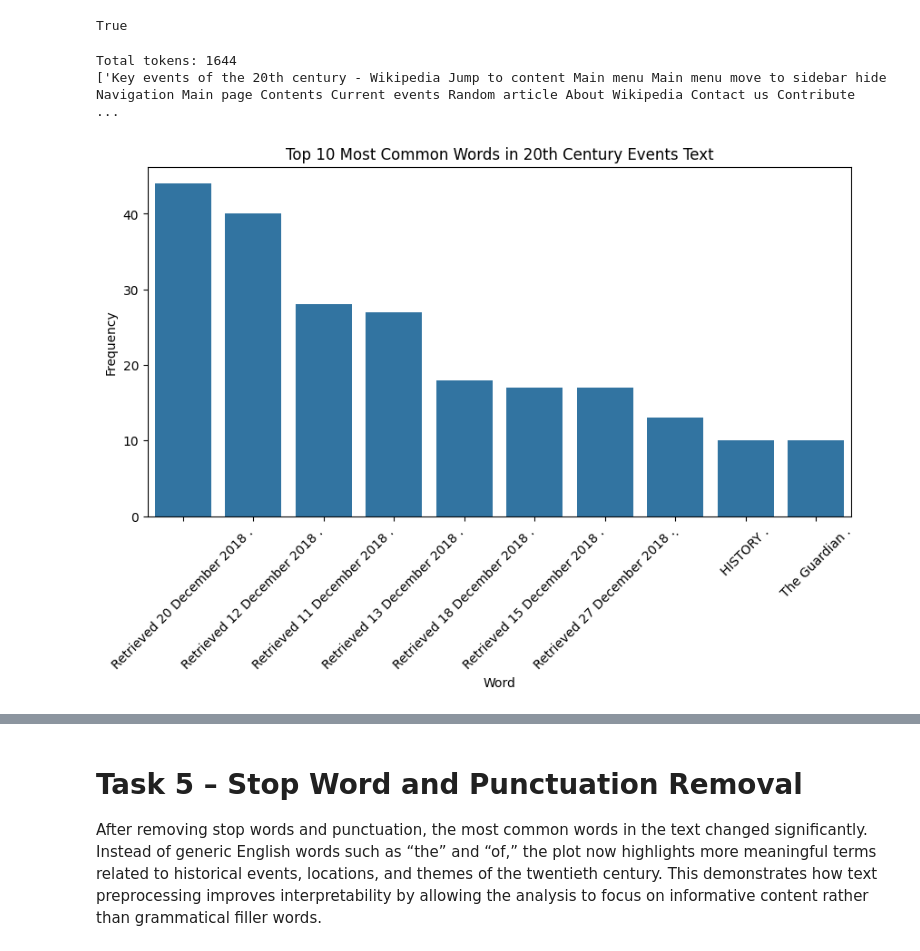
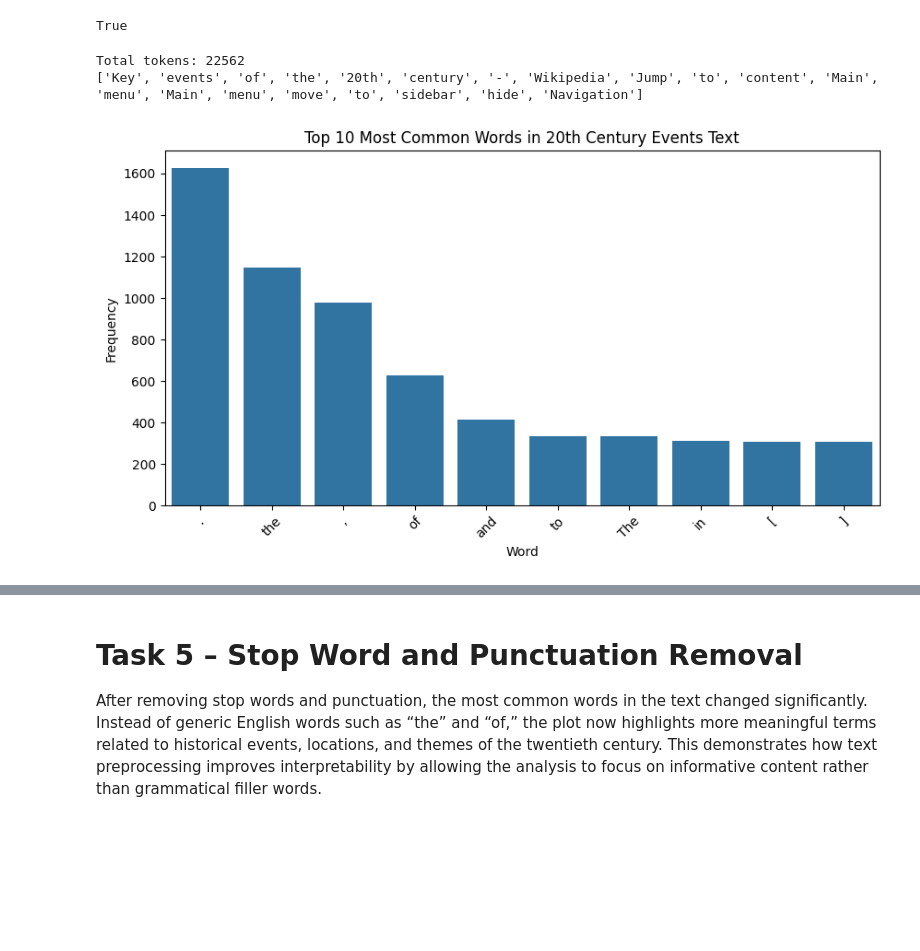
Before and after one commit to nk62700-byte/20th_century, a Jupyter notebook: Ex_1.5_text_mining.ipynb, the cells around one changed output, grey strips where cells are left out. Cells and saved outputs as stored; diff of their text form; code cells hidden in the pictures; blank space fills up the shorter version.

```diff
--- a/Ex_1.5_text_mining.ipynb
+++ b/Ex_1.5_text_mining.ipynb
@@ -46,29 +46,29 @@ nltk.download("punkt")   # also install standard punkt (safe)
 True
 # %%
 # Tokenize words
-from nltk.tokenize import sent_tokenize
-sent_tokens = sent_tokenize(text_data)
+from nltk.tokenize import word_tokenize
+word_tokens = word_tokenize(text_data)
 # %%
-print("Total tokens:", len(sent_tokens))
-print(sent_tokens[:20])
+print("Total tokens:", len(word_tokens))
+print(word_tokens[:20])
 # %% [output]
-Total tokens: 1644
-['Key events of the 20th century - Wikipedia Jump to content Main menu Main menu move to sidebar hide Navigation Main page Contents Current events Random article About Wikipedia Contact us Contribute  ...
+Total tokens: 22562
+['Key', 'events', 'of', 'the', '20th', 'century', '-', 'Wikipedia', 'Jump', 'to', 'content', 'Main', 'menu', 'Main', 'menu', 'move', 'to', 'sidebar', 'hide', 'Navigation']
 # %%
 from nltk.probability import FreqDist
 
-freq_dist = FreqDist(sent_tokens)
+freq_dist = FreqDist(word_tokens)
 top_10_words = freq_dist.most_common(10)
 
 df_top10 = pd.DataFrame(top_10_words, columns=["Word", "Frequency"])
 
 plt.figure(figsize=(10, 5))
 sns.barplot(x="Word", y="Frequency", data=df_top10)
 plt.title("Top 10 Most Common Words in 20th Century Events Text")
 plt.xticks(rotation=45)
 plt.show()
 # %% [output]
-[figure, old version]
+[figure, new version]
 # %%
 from nltk.corpus import stopwords
 
```
Also changed, not shown: parts of 23 cells of this notebook, 1 other file.
